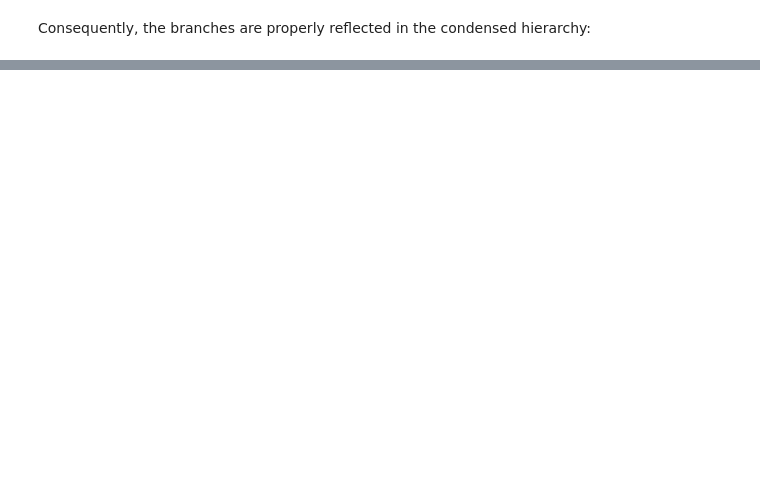
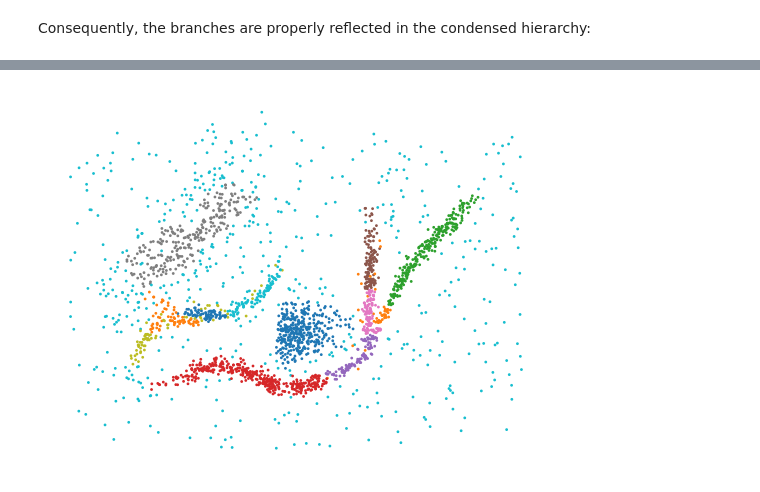
Before and after one commit to vda-lab/fast_hbcc, a Jupyter notebook: notebooks/HBCC.ipynb, the cells around one changed output, grey strips where cells are left out. Saved outputs shown, nothing was run; the diff lists cells and outputs as text; code cells hidden in the pictures; blank space fills up the shorter version.

```diff
--- a/notebooks/HBCC.ipynb
+++ b/notebooks/HBCC.ipynb
@@ -203,0 +209,8 @@ plt.show()
+# %%
+c = HDBSCAN(min_samples=5, min_cluster_size=60).fit(data)
+d = BoundaryClusterDetector().fit(c)
+plt.scatter(*data.T, c=d.labels_ % 10, **kwargs)
+plt.axis('off')
+plt.show()
+# %% [output]
+[figure, added]
```
Also changed, not shown: parts of 11 cells of this notebook, 5 other files.
